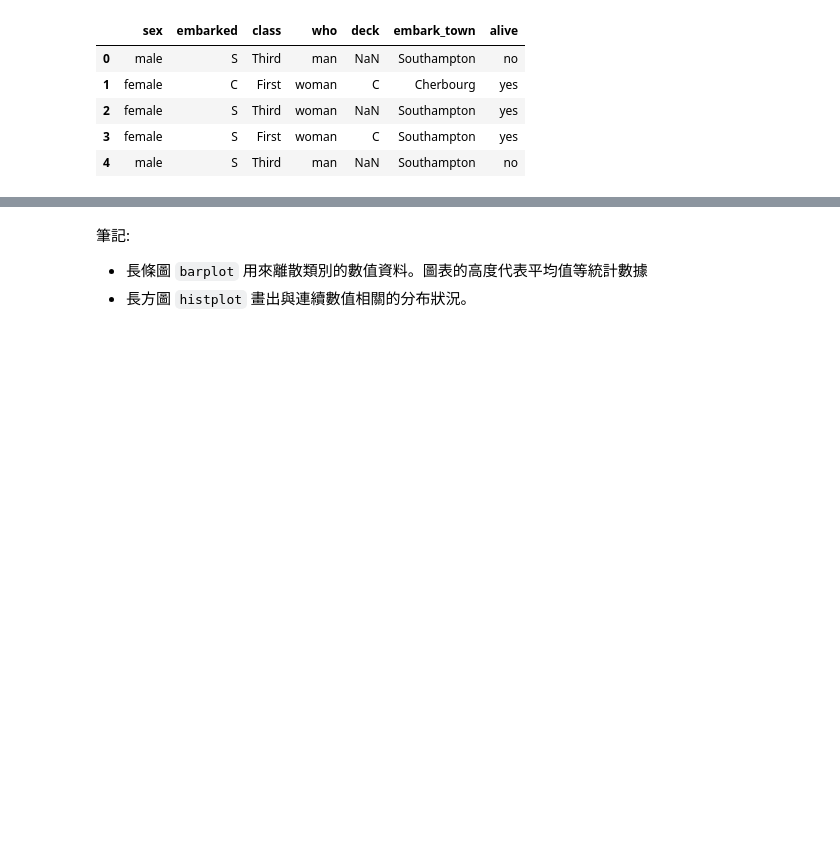
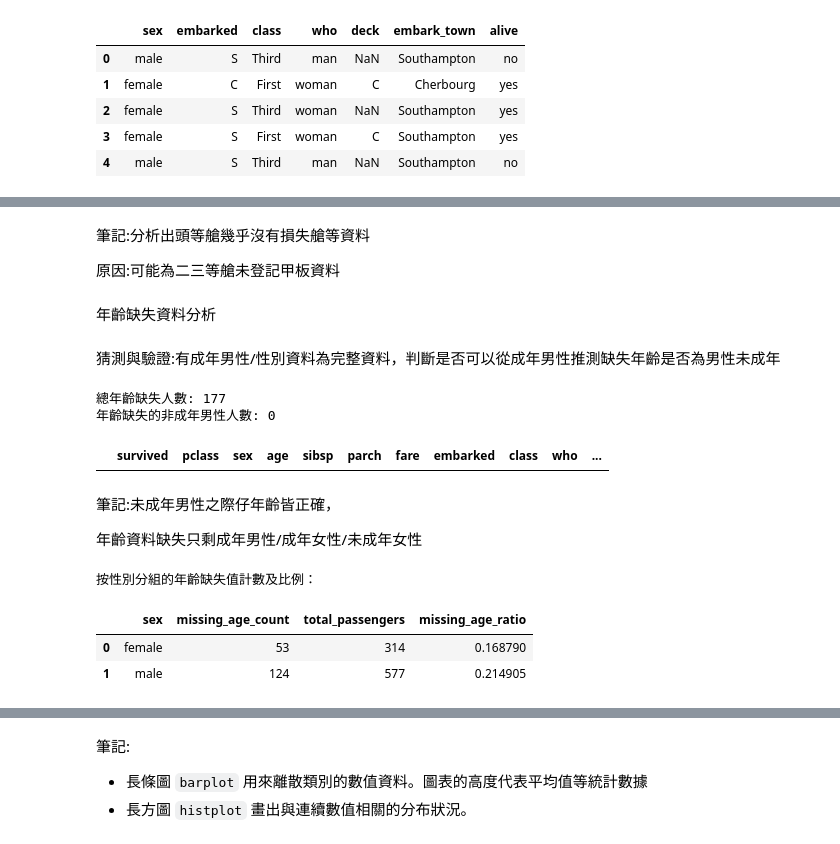
Before and after one commit to aaronhuang317/Titanic-Passenger-Survival-Prediction-and-Risk-Factor-Analysis, a Jupyter notebook: Titanic-Passenger-Survival-Prediction-and-Risk-Factor-Analysis.ipynb, the cells around one changed output, grey strips where cells are left out. Drawn from its saved outputs; the diff is of its cells as text; code cells hidden in the pictures; blank space fills up the shorter version.

```diff
--- a/Titanic-Passenger-Survival-Prediction-and-Risk-Factor-Analysis.ipynb
+++ b/Titanic-Passenger-Survival-Prediction-and-Risk-Factor-Analysis.ipynb
@@ -130,0 +194,54 @@ dtype: object
+# %% [markdown]
+筆記:分析出頭等艙幾乎沒有損失艙等資料
+
+原因:可能為二三等艙未登記甲板資料
+# %% [markdown]
+年齡缺失資料分析
+# %% [markdown]
+猜測與驗證:有成年男性/性別資料為完整資料，判斷是否可以從成年男性推測缺失年齡是否為男性未成年
+# %%
+# 篩選出年齡缺失的資料
+missing_age_df = titanic_df[titanic_df['age'].isnull()]
+
+# 從年齡缺失的資料中，找出性別為男性且非成年男性（即為兒童）的乘客
+missing_age_male_children = missing_age_df[(missing_age_df['sex'] == 'male') & (missing_age_df['adult_male'] == False)]
+
+# 計算這些乘客的數量
+count_missing_age_male_children = len(missing_age_male_children)
+total_missing_age = len(missing_age_df)
+
+print(f"總年齡缺失人數: {total_missing_age}")
+print(f"年齡缺失的非成年男性人數: {count_missing_age_male_children}")
+
+
+display(missing_age_male_children.head())
+# %% [output]
+總年齡缺失人數: 177
+年齡缺失的非成年男性人數: 0
+|  | survived | pclass | sex | age | sibsp | parch | fare | embarked | class | who | ... |
+# %% [markdown]
+筆記:未成年男性之際仔年齡皆正確，
+
+年齡資料缺失只剩成年男性/成年女性/未成年女性
+# %%
+# 計算每個性別中年齡缺失的人數
+missing_age_by_sex = titanic_df.groupby('sex')['age'].apply(lambda x: x.isnull().sum()).reset_index(name='missing_age_count')
+
+# 計算每個性別的總人數
+total_passengers_by_sex = titanic_df.groupby('sex').size().reset_index(name='total_passengers')
+
+# 合併兩個DataFrame並計算年齡缺失比例
+missing_age_sex_proportion = pd.merge(
+    missing_age_by_sex,
+    total_passengers_by_sex,
+    on='sex'
+)
+missing_age_sex_proportion['missing_age_ratio'] = missing_age_sex_proportion['missing_age_count'] / missing_age_sex_proportion['total_passengers']
+
+print("按性別分組的年齡缺失值計數及比例：")
+display(missing_age_sex_proportion)
+# %% [output]
+按性別分組的年齡缺失值計數及比例：
+|  | sex | missing_age_count | total_passengers | missing_age_ratio |
+| 0 | female | 53 | 314 | 0.168790 |
+| 1 | male | 124 | 577 | 0.214905 |
```
Also changed, not shown: parts of 11 cells of this notebook.
